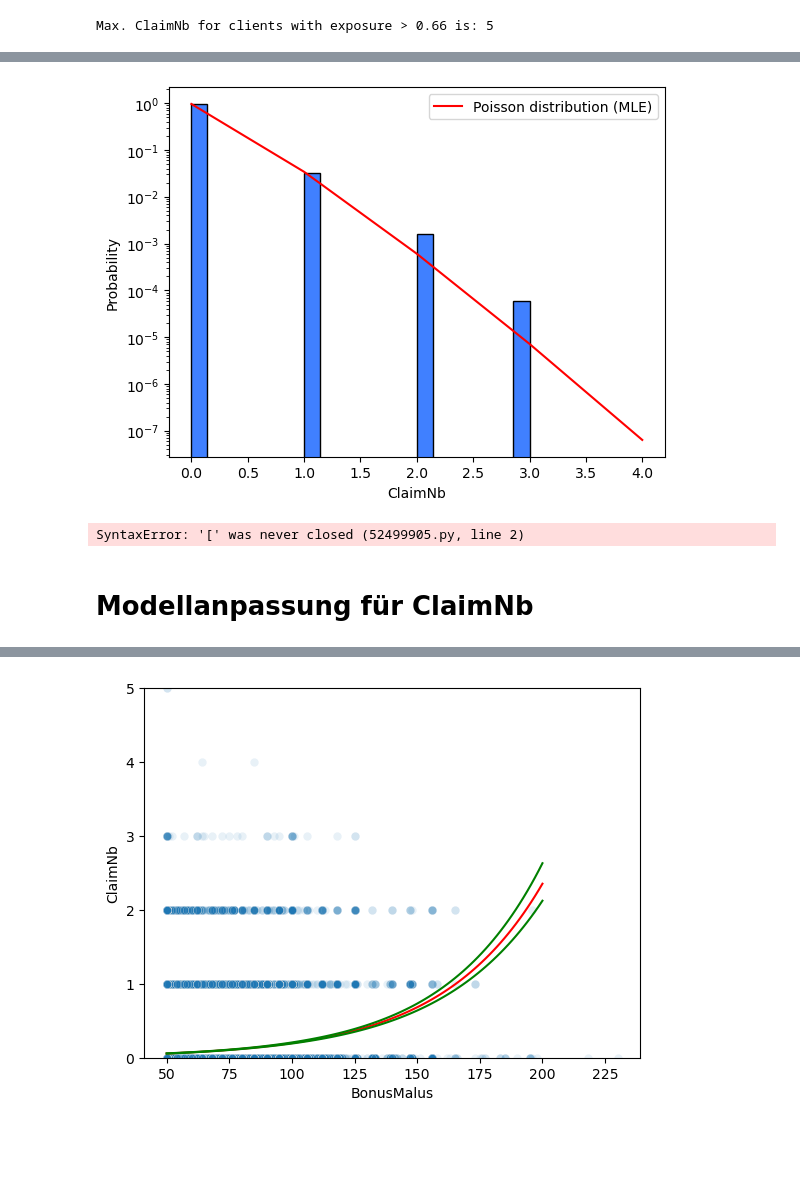
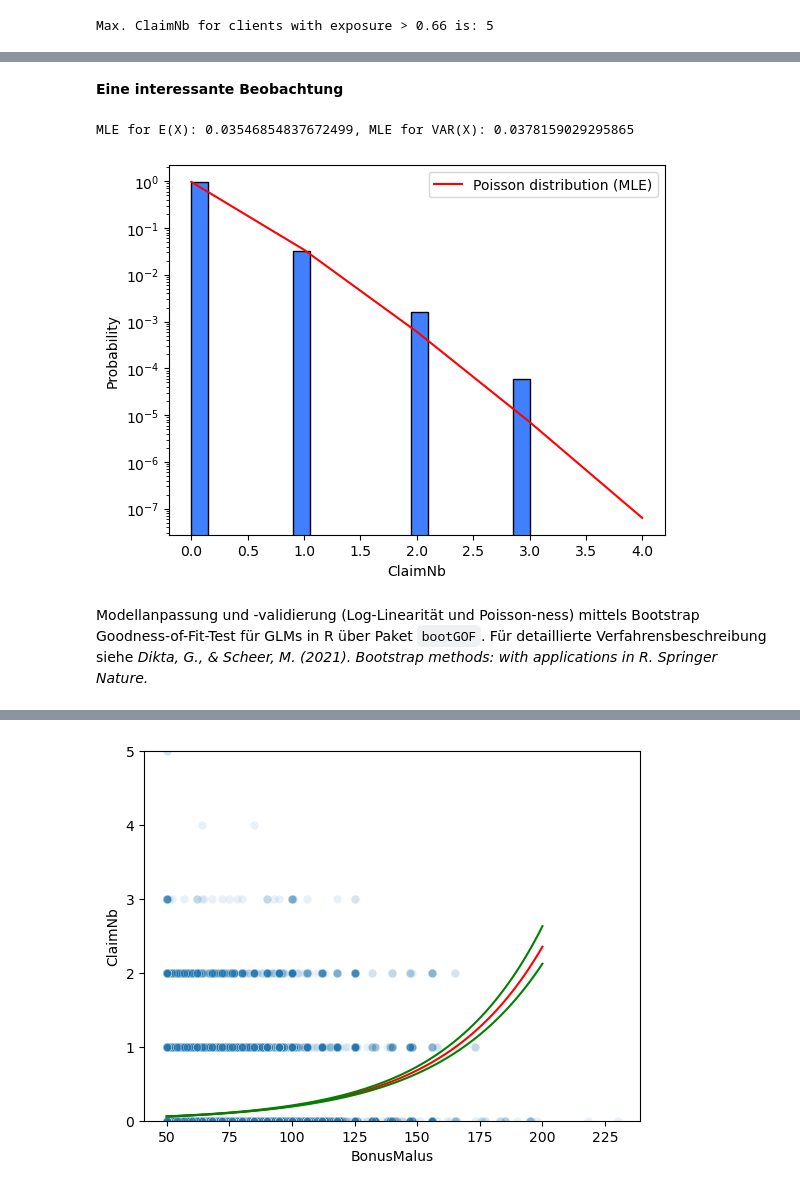
Before and after one commit to mvaassen/axa-data-challenge, a Jupyter notebook: AXADataChallenge/presentation.ipynb, the cells around one changed output, grey strips where cells are left out. Drawn from its saved outputs; the diff is of its cells as text; code cells hidden in the pictures; blank space fills up the shorter version.

Commit message:
Fill model fit and validation sections in presentation with life

````diff
--- a/AXADataChallenge/presentation.ipynb
+++ b/AXADataChallenge/presentation.ipynb
@@ -273,0 +333,3 @@ if not conservative_flag:
+# %%
+# Train-test-split
+train, test = train_test_split(data_claimnb, test_size=0.3, random_state=17)
@@ -282,24 +354,25 @@ $$f_{\lambda}(y) = \mathbb{P}(Y = y) = \frac{\lambda^y e^{-\lambda}}{y!}, \qquad
+# %% [markdown]
+**Eine interessante Beobachtung**
 # %%
-sns.histplot(data=data_claimnb, x="ClaimNb", stat="probability")
-lambda_mle = np.mean(data_claimnb["ClaimNb"])
+# ClaimNb histogram
+sns.histplot(data=train, x="ClaimNb", stat="probability")
+lambda_mle = np.mean(train["ClaimNb"])
 poisson_sample = stats.poisson.pmf(np.arange(0, 5), lambda_mle)
 
+# Parametric MLE Poisson reference
 poisson_sample_df = pd.DataFrame({'x': np.arange(0, 5), 'y': poisson_sample})
 sns.lineplot(data=poisson_sample_df, x="x", y="y", color="red", label='Poisson distribution (MLE)')
 ax = plt.gca()
 plt.yscale("log")
 
 ax.legend()
 
-print
+print("MLE for E(X): {}, MLE for VAR(X): {}".format(str(lambda_mle), str(np.var(train["ClaimNb"]))))
 
 plt.show()
 # %% [output]
+MLE for E(X): 0.03546854837672499, MLE for VAR(X): 0.0378159029295865
-[figure, old version]
+[figure, new version]
-# %%
-# Test for Poisson-ness
-test = df[df["ClaimNb"] < 5
-print("mle_mean: {}, mle_var: {}".format(str(np.mean(test["ClaimNb"])), str(np.var(test["ClaimNb"]))))
-# %% [output]
-SyntaxError: '[' was never closed (52499905.py, line 2)
+# %% [markdown]
+Modellanpassung und -validierung (Log-Linearität und Poisson-ness) mittels Bootstrap Goodness-of-Fit-Test für GLMs in R über Paket ```bootGOF```. Für detaillierte Verfahrensbeschreibung siehe *Dikta, G., & Scheer, M. (2021). Bootstrap methods: with applications in R. Springer Nature.*
 # %%
@@ -307,2 +379,0 @@ df.to_csv('out.csv', index=False)
-# %% [markdown]
-# Modellanpassung für ClaimNb
````
Also changed, not shown: parts of 54 cells of this notebook.
